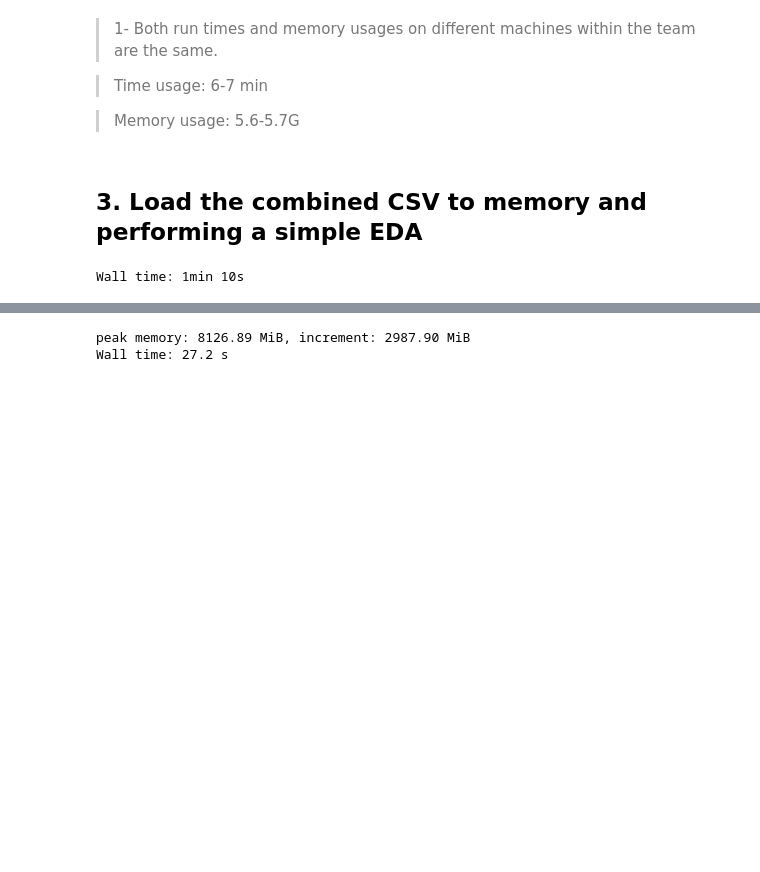
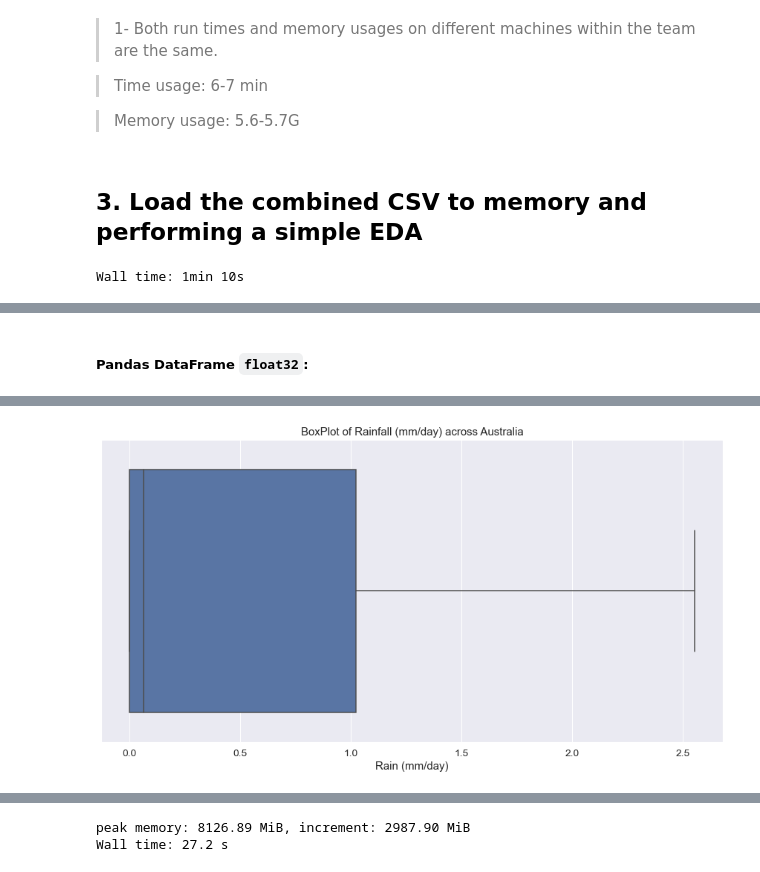
Before and after one commit to arashshams/ML_Pipeline_Cloud, a Jupyter notebook: notebooks/arash_nb.ipynb, the cells around one changed output, grey strips where cells are left out. Drawn from its saved outputs; the diff is of its cells as text; code cells hidden in the pictures; blank space fills up the shorter version.

```diff
--- a/notebooks/arash_nb.ipynb
+++ b/notebooks/arash_nb.ipynb
@@ -136,0 +145,2 @@ Wall time: 1min 10s
+# %%
+df_float32 = df.astype('float32', errors='ignore')
@@ -142,0 +328,9 @@ Memory usage with float32: 750.17 MB
+# %% [markdown]
+##### Pandas DataFrame `float32`:
+# %%
+%%time
+%%memit
+sns.boxplot(x=df_float32['rain (mm/day)'], showfliers=False);
+plt.title("BoxPlot of Rainfall (mm/day) across Australia");
+plt.xlabel("Rain (mm/day)");
+# %% [output]
@@ -142,0 +340 @@ Memory usage with float32: 750.17 MB
+[figure, added]
```
Also changed, not shown: parts of 68 cells of this notebook.
